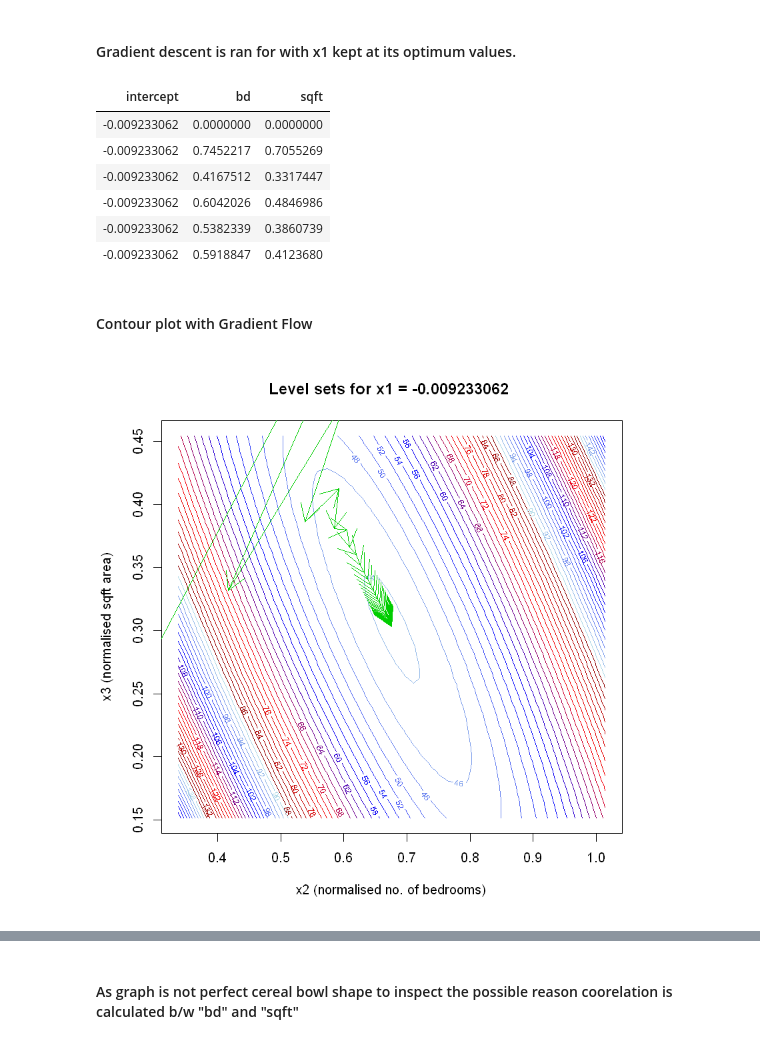
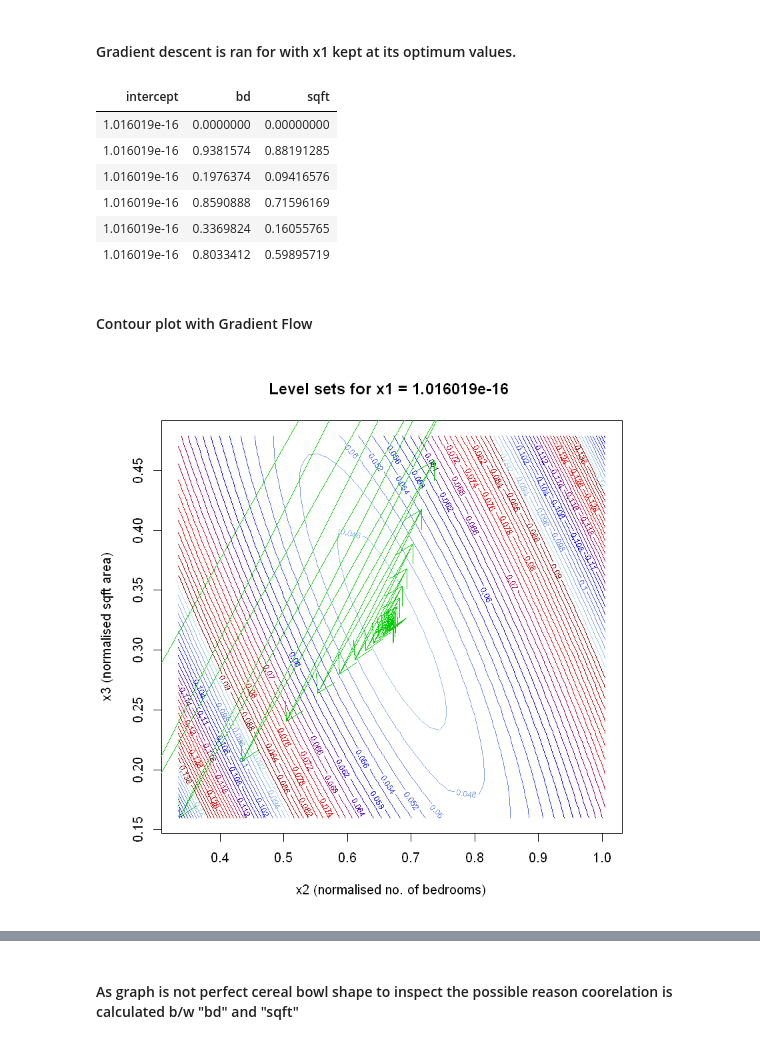
Before and after one commit to jainsanyam786/OptimizationForMachineLearning, a Jupyter notebook: HW1.ipynb, the cells around one changed output, grey strips where cells are left out. Drawn from its saved outputs; the diff is of its cells as text; code cells hidden in the pictures.

```diff
--- a/HW1.ipynb
+++ b/HW1.ipynb
@@ -102,7 +102,7 @@ ncol(A)
 #### Objective Function in the Matric form with square of L2 Norm
 # %%
 fx <- function(x,y,A){
-    return (((norm((y-(A %*% x)), type = "2"))**2)/(2*nrows(A)))
+    return (((norm((y-(A %*% x)), type = "2"))**2)/(2*nrow(A)))
 }
 ##This is sample x row matrix [x1,x2,x3] initialize as zereo
 x = matrix(rep(0,ncol(A)),nrow =ncol(A), byrow = TRUE)
@@ -249,7 +316,7 @@ head(xrandom)
 fxValues <- c()
 for (i in seq(1,nrow(xrandom))){
     xi <- as.matrix(xrandom[i,], nrow = 3)
-    fxValues[i]<-fx(xi,y2,A2)
+    fxValues[i]<-fx(xi,y,A)
 }
 fxValues <- matrix(fxValues,nrow = length(xrange2),ncol = length(xrange3) )
 dim(fxValues)
@@ -264,14 +331,14 @@ gradX <- list()
 x2 <- matrix(c(sol[1],0,0),nrow =ncol(A), byrow = TRUE)
 thres <- 10**(-2)
 converged<-FALSE
-maxi <- 1000
+maxi <- 100
 gradX[[1]] <- x2
 i=2
-alpha = 0.0008
+alpha = 1
 gradientTrend <- c()
  while((!converged  && i <= maxi))
         {
-            deltaf <- deltafx(y2,A2,x2)
+            deltaf <- deltafx(y,A,x2)
             if(is.nan(norm(deltaf))){
                 break
             }
@@ -292,20 +359,20 @@ xe2 <- tmgradX[,2]
 xe3 <- tmgradX[,3]
 # %% [output]
 | intercept | bd | sqft |
-| -0.009233062 | 0.0000000 | 0.0000000 |
-| -0.009233062 | 0.7452217 | 0.7055269 |
-| -0.009233062 | 0.4167512 | 0.3317447 |
-| -0.009233062 | 0.6042026 | 0.4846986 |
-| -0.009233062 | 0.5382339 | 0.3860739 |
-| -0.009233062 | 0.5918847 | 0.4123680 |
+| 1.016019e-16 | 0.0000000 | 0.00000000 |
+| 1.016019e-16 | 0.9381574 | 0.88191285 |
+| 1.016019e-16 | 0.1976374 | 0.09416576 |
+| 1.016019e-16 | 0.8590888 | 0.71596169 |
+| 1.016019e-16 | 0.3369824 | 0.16055765 |
+| 1.016019e-16 | 0.8033412 | 0.59895719 |
 # %% [markdown]
 #### Contour plot with Gradient Flow
 # %%
 cols = rev(colorRampPalette(c('darkred','red','blue','lightblue'))(24))
-contour(xrange2,xrange3,z = fxValues,nlevels = 80, main = "Level sets for x1 = -0.009233062 ", xlab = "x2 (normalised no. of bedrooms)", ylab = "x3 (normalised sqft area)",col = cols)
+contour(xrange2,xrange3,z = fxValues,nlevels = 80, main = "Level sets for x1 = 1.016019e-16 ", xlab = "x2 (normalised no. of bedrooms)", ylab = "x3 (normalised sqft area)",col = cols)
 #lines(xe2,xe3,col = "red")
 s <- seq(length(xe2)-1)
 arrows(xe2[s], xe3[s], xe2[s+1], xe3[s+1], col = 3)
 # %% [output]
-[figure, old version]
+[figure, new version]
 # %%
```
Also changed, not shown: parts of 18 cells of this notebook.
